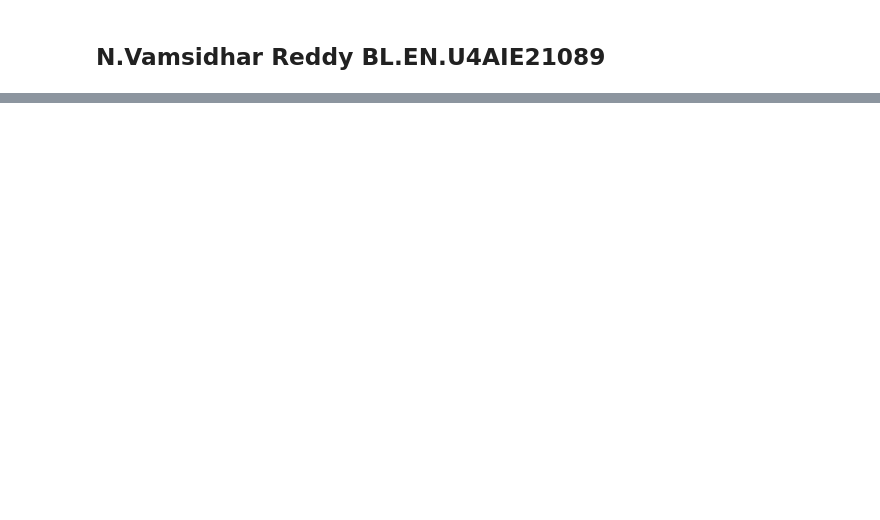
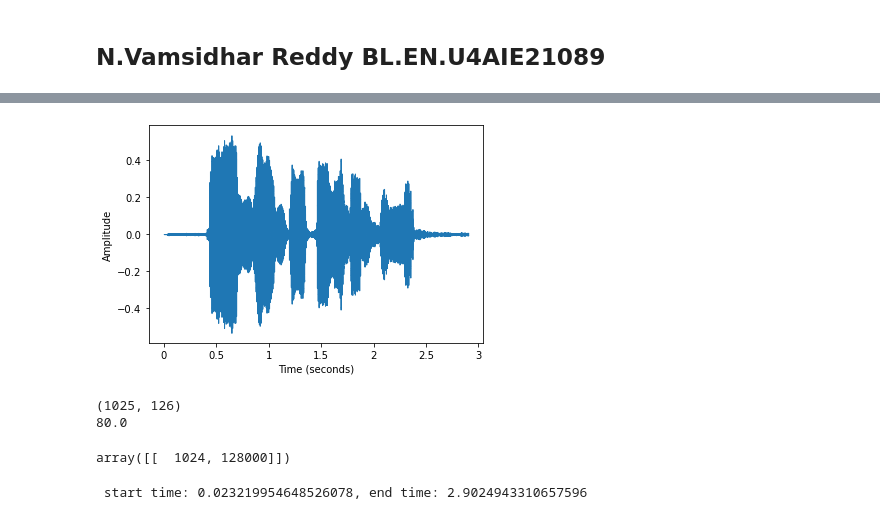
Before and after one commit to Vamsidhar2217/AI_in_speech_processing, a Jupyter notebook: 21089_Lab3.ipynb, the cells around one changed output, grey strips where cells are left out. Cells and saved outputs as stored; diff of their text form; code cells hidden in the pictures; blank space fills up the shorter version.

```diff
--- a/21089_Lab3.ipynb
+++ b/21089_Lab3.ipynb
@@ -27,22 +2,0 @@ Trimmed Audio:
-# %%
-import librosa
-import soundfile as sf
-import numpy as np
-
-audio_file = 'Statement.wav'
-y, sr = librosa.load(audio_file, sr=None)
-
-top_db_values = [30, 20, 10]
-
-for top_db in top_db_values:
-    intervals = librosa.effects.split(y, top_db=top_db)
-
-    split_segments = []
-
-    for interval in intervals:
-        split_segments.append(y[interval[0]:interval[1]])
-
-    split_audio = np.concatenate(split_segments)
-
-    print(f"Split Audio (top_db={top_db}):")
-    ipd.display(ipd.Audio(split_audio, rate=sr))
@@ -55,0 +108,36 @@ Split Audio (top_db=10):
+# %%
+from librosa import display
+import numpy as np
+
+audio_waveform, sample_rate = librosa.load("Statement.wav", sr=None)
+
+plt.figure()
+librosa.display.waveshow(y=audio_waveform, sr=sample_rate)
+plt.xlabel("Time (seconds)")
+plt.ylabel("Amplitude")
+plt.show()
+
+# Short-Time Fourier Transform (STFT) parameters
+n_fft = 2048
+stft_matrix = librosa.stft(audio_waveform, n_fft=n_fft, hop_length=n_fft//2)
+print(stft_matrix.shape)
+
+# Convert the magnitude of the STFT to decibels
+db_spectrum = librosa.amplitude_to_db(np.abs(stft_matrix), ref=np.max)
+print(np.max(np.abs(db_spectrum)))
+# %% [output]
+[figure, added]
+(1025, 126)
+80.0
+# %%
+no_mute = librosa.effects.split(signal)
+no_mute
+# %% [output]
+array([[  1024, 128000]])
+# %%
+def displayTime(startFrame, endFrame):
+    print(' start time: ' + str(startFrame/sr) + ', end time: ' + str(endFrame/sr))
+for i in no_mute:
+    displayTime(i[0],i[1])
+# %% [output]
+ start time: 0.023219954648526078, end time: 2.9024943310657596
```
Also changed, not shown: parts of 6 cells of this notebook.
